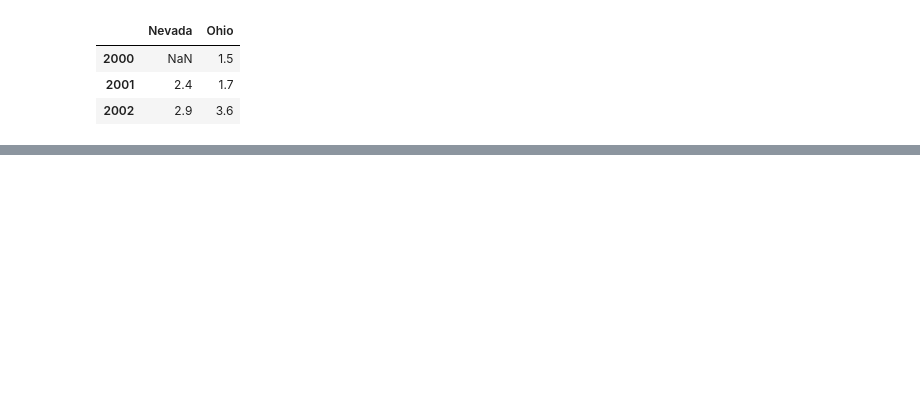
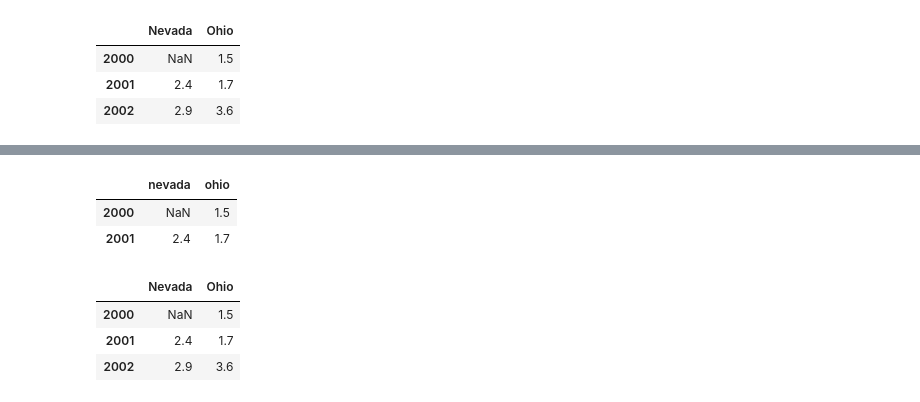
Before and after one commit to wonderboy39/pythonic, a Jupyter notebook: pydata/pandas/pandas-dataframe-1.ipynb, the cells around one changed output, grey strips where cells are left out. Drawn from its saved outputs; the diff is of its cells as text; code cells hidden in the pictures; blank space fills up the shorter version.

```diff
--- a/pydata/pandas/1-essential/pandas/pandas-dataframe-1.ipynb
+++ b/pydata/pandas/pandas-dataframe-1.ipynb
@@ -311,0 +323,15 @@ Name: Nevada, dtype: float64
+# %%
+dict_sr_state = { 'ohio' : df_nested['Ohio'][:-1],
+                  'nevada' : df_nested['Nevada'][:2]}
+DataFrame(dict_sr_state)
+# %% [output]
+|  | nevada | ohio |
+| 2000 | NaN | 1.5 |
+| 2001 | 2.4 | 1.7 |
+# %%
+df_nested
+# %% [output]
+|  | Nevada | Ohio |
+| 2000 | NaN | 1.5 |
+| 2001 | 2.4 | 1.7 |
+| 2002 | 2.9 | 3.6 |
```
Also changed, not shown: parts of 16 cells of this notebook, 1 other file.
